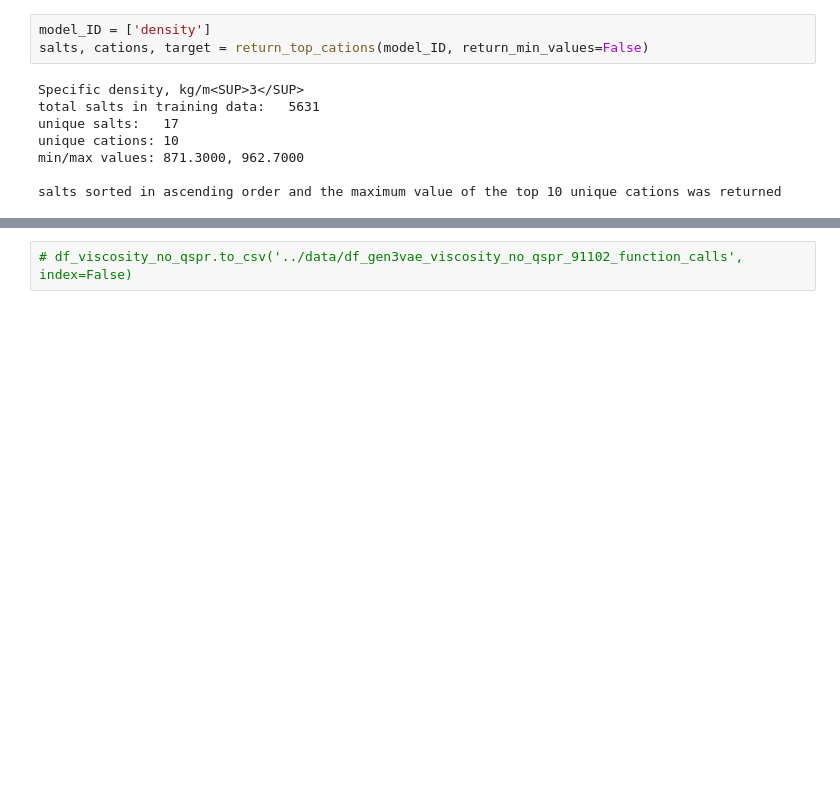
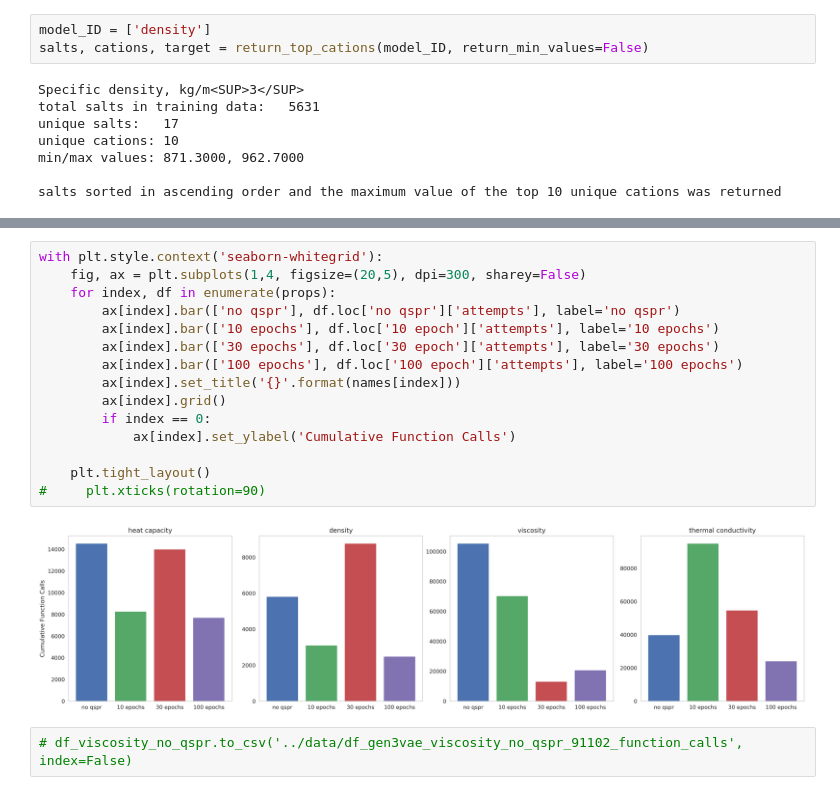
Before and after one commit to cmashraf/generative_learners_salts, a Jupyter notebook: notebooks/06_targeted_property_generators.ipynb, the cells around one changed output, grey strips where cells are left out. Saved outputs shown, nothing was run; the diff lists cells and outputs as text; blank space fills up the shorter version.

```diff
--- a/notebooks/06_targeted_property_generators.ipynb
+++ b/notebooks/06_targeted_property_generators.ipynb
@@ -722,2 +753,19 @@ Name: 0, dtype: object
+# %%
+with plt.style.context('seaborn-whitegrid'):
+    fig, ax = plt.subplots(1,4, figsize=(20,5), dpi=300, sharey=False)
+    for index, df in enumerate(props):
+        ax[index].bar(['no qspr'], df.loc['no qspr']['attempts'], label='no qspr')
+        ax[index].bar(['10 epochs'], df.loc['10 epoch']['attempts'], label='10 epochs')
+        ax[index].bar(['30 epochs'], df.loc['30 epoch']['attempts'], label='30 epochs')
+        ax[index].bar(['100 epochs'], df.loc['100 epoch']['attempts'], label='100 epochs')
+        ax[index].set_title('{}'.format(names[index]))
+        ax[index].grid()
+        if index == 0:
+            ax[index].set_ylabel('Cumulative Function Calls')
+
+    plt.tight_layout()
+#     plt.xticks(rotation=90)
+# %% [output]
+[figure, added]
 # %%
 # df_viscosity_no_qspr.to_csv('../data/df_gen3vae_viscosity_no_qspr_91102_function_calls', index=False)
```
Also changed, not shown: parts of 24 cells of this notebook, 2 other files.
